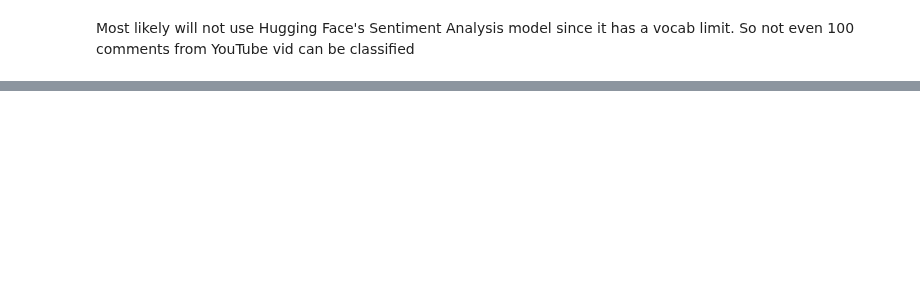
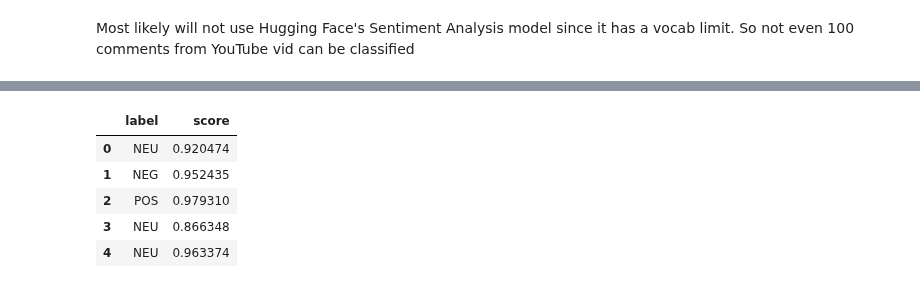
Before and after one commit to mindyng/2023-Business-Projects, a Jupyter notebook: sentiment-analysis-on-llm-chatbots.ipynb, the cells around one changed output, grey strips where cells are left out. Cells and saved outputs as stored; diff of their text form; code cells hidden in the pictures; blank space fills up the shorter version.

```diff
--- a/sentiment-analysis-on-llm-chatbots.ipynb
+++ b/sentiment-analysis-on-llm-chatbots.ipynb
@@ -233,0 +295,10 @@ df_tb.head()
+# %%
+# Happy Transformer Scores | OUT OF 5 ONLY (won't be using this one). Grade: 4/5
+test[['label', 'score']]
+# %% [output]
+|  | label | score |
+| 0 | NEU | 0.920474 |
+| 1 | NEG | 0.952435 |
+| 2 | POS | 0.979310 |
+| 3 | NEU | 0.866348 |
+| 4 | NEU | 0.963374 |
```
Also changed, not shown: parts of 14 cells of this notebook.
